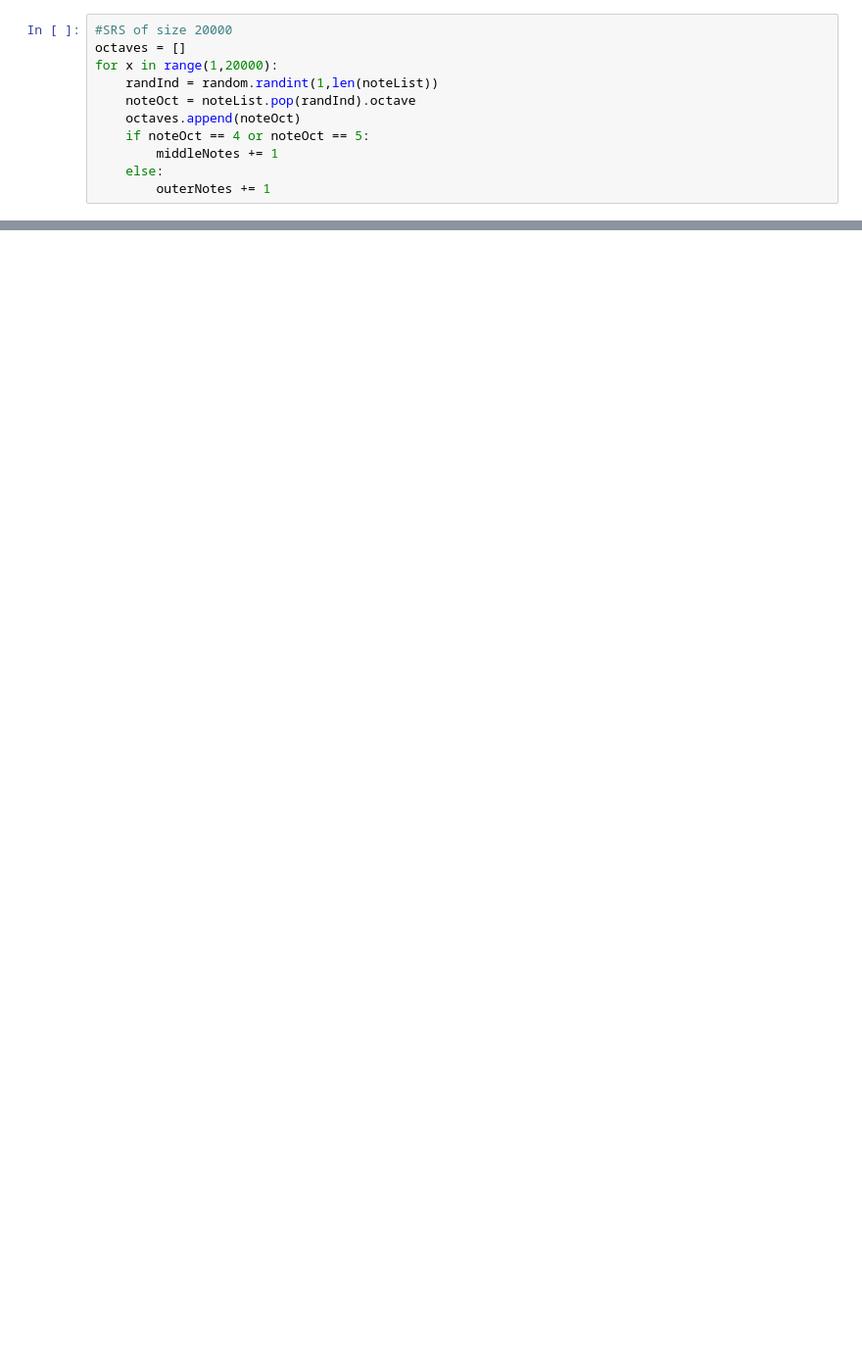
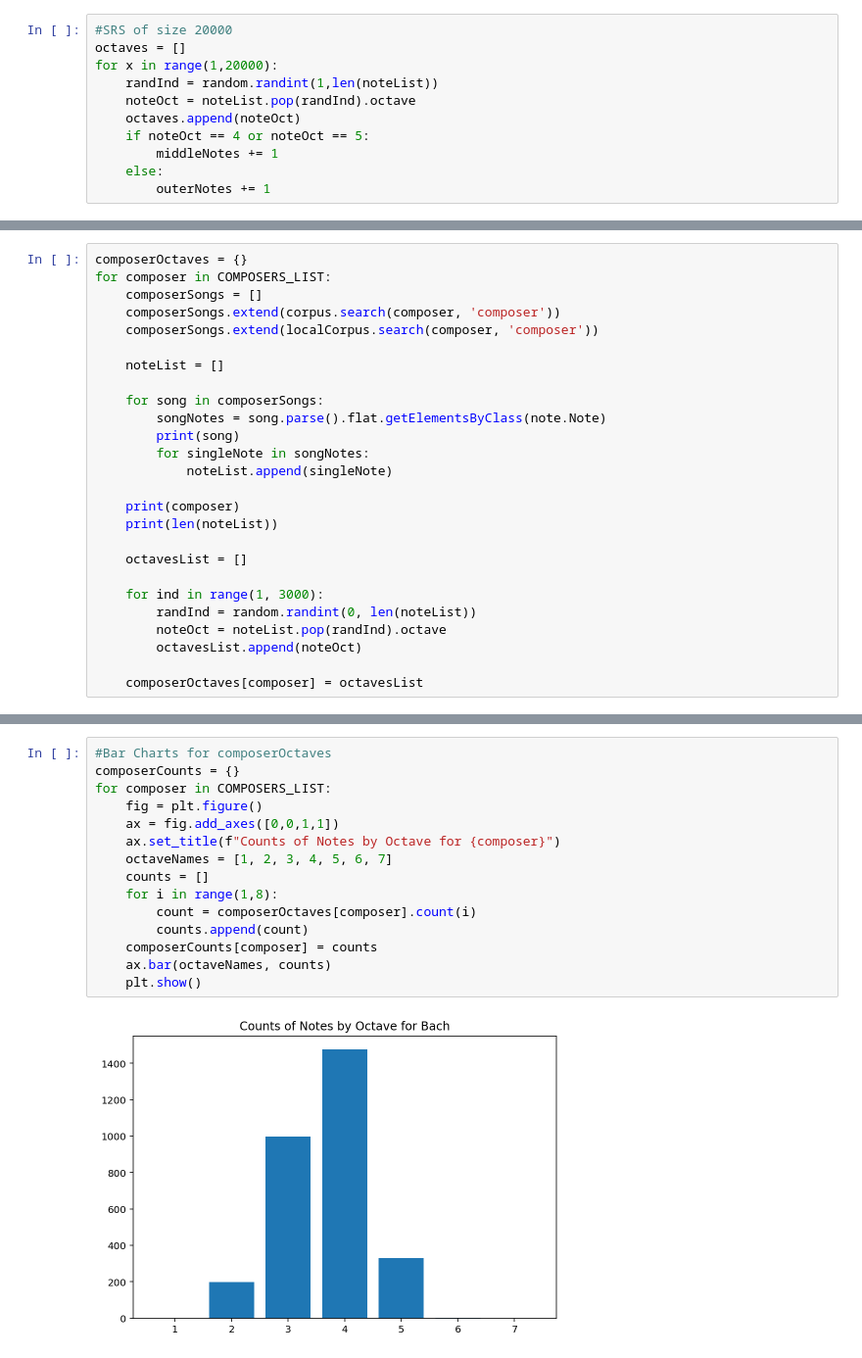
Before and after one commit to MarshallVielmetti/MusicAnalysis, a Jupyter notebook: AnalysisNotebook.ipynb, the cells around one changed output, grey strips where cells are left out. Shown at 98% size. Drawn from its saved outputs; the diff is of its cells as text; blank space fills up the shorter version.

```diff
--- a/AnalysisNotebook.ipynb
+++ b/AnalysisNotebook.ipynb
@@ -143,0 +125,26 @@ corpus.getLocalPaths()
+# %%
+composerOctaves = {}
+for composer in COMPOSERS_LIST:
+    composerSongs = []
+    composerSongs.extend(corpus.search(composer, 'composer'))
+    composerSongs.extend(localCorpus.search(composer, 'composer'))
+
+    noteList = []
+
+    for song in composerSongs:
+        songNotes = song.parse().flat.getElementsByClass(note.Note)
+        print(song)
+        for singleNote in songNotes:
+            noteList.append(singleNote)
+
+    print(composer)
+    print(len(noteList))
+
+    octavesList = []
+
+    for ind in range(1, 3000):
+        randInd = random.randint(0, len(noteList))
+        noteOct = noteList.pop(randInd).octave
+        octavesList.append(noteOct)
+
+    composerOctaves[composer] = octavesList
@@ -143,0 +169,17 @@ corpus.getLocalPaths()
+# %%
+#Bar Charts for composerOctaves
+composerCounts = {}
+for composer in COMPOSERS_LIST:
+    fig = plt.figure()
+    ax = fig.add_axes([0,0,1,1])
+    ax.set_title(f"Counts of Notes by Octave for {composer}")
+    octaveNames = [1, 2, 3, 4, 5, 6, 7]
+    counts = []
+    for i in range(1,8):
+        count = composerOctaves[composer].count(i)
+        counts.append(count)
+    composerCounts[composer] = counts
+    ax.bar(octaveNames, counts)
+    plt.show()
+# %% [output]
+[figure, added]
```
Also changed, not shown: parts of 11 cells of this notebook.
